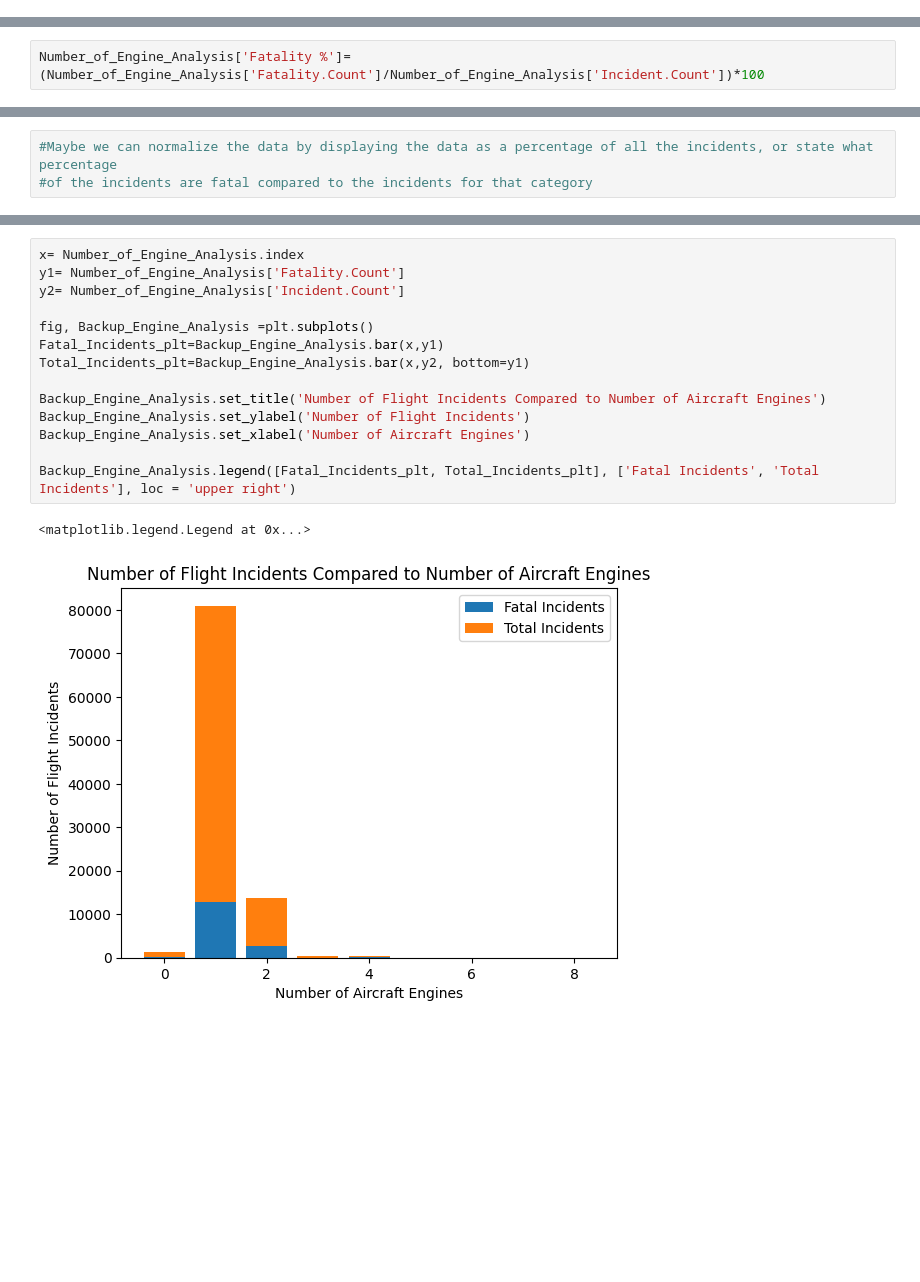
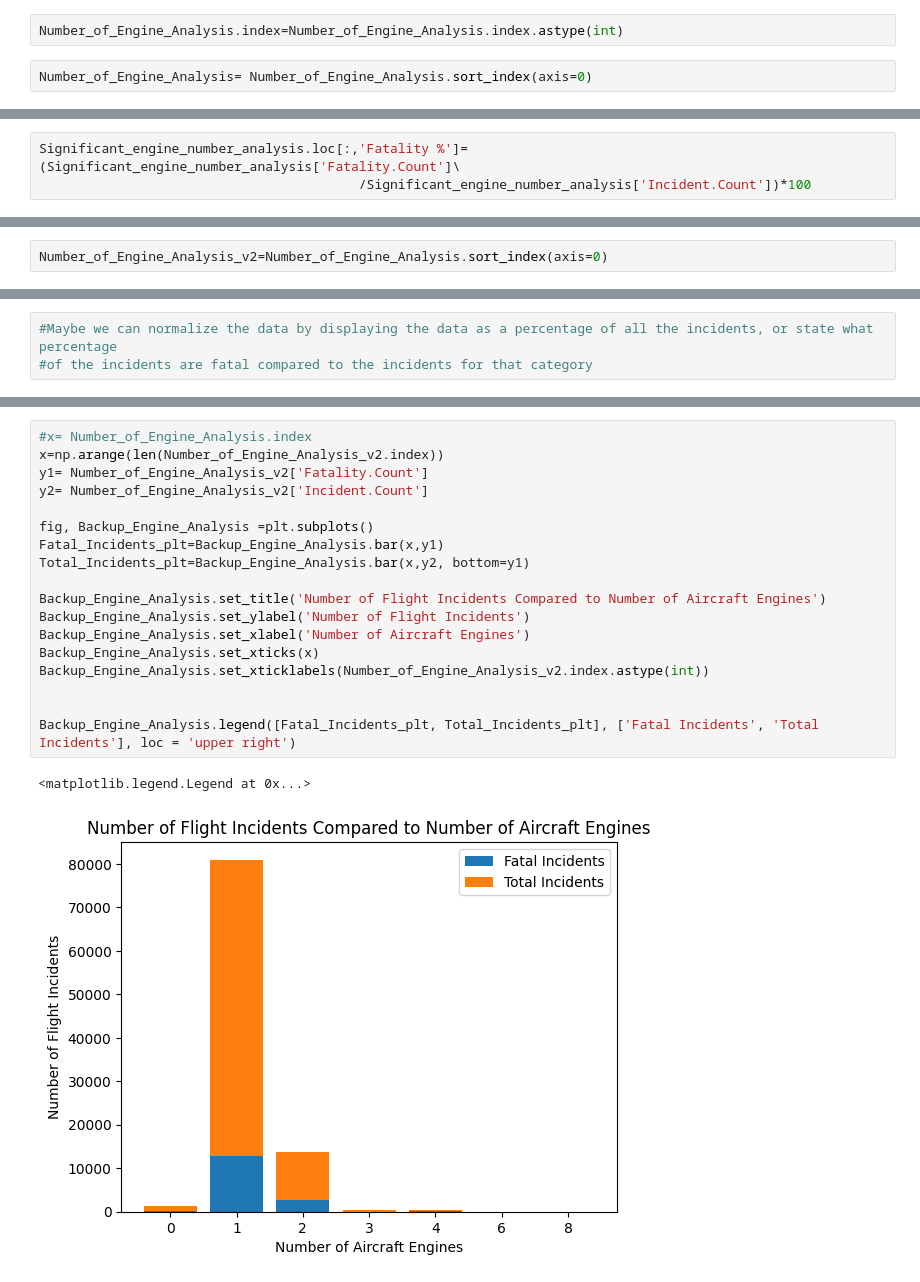
Before and after one commit to AndrewReusche/dsc-phase-1-project-v3, a Jupyter notebook: student.ipynb, the cells around one changed output, grey strips where cells are left out. Cells and saved outputs as stored; diff of their text form; blank space fills up the shorter version.

Commit message:
creation of the REAL dataframes we will use for analysis

```diff
--- a/student.ipynb
+++ b/student.ipynb
@@ -1633,3 +1636,7 @@ memory usage: 224.0 bytes
+# %%
+Number_of_Engine_Analysis.index=Number_of_Engine_Analysis.index.astype(int)
+# %%
+Number_of_Engine_Analysis= Number_of_Engine_Analysis.sort_index(axis=0)
 # %%
 Number_of_Engine_Analysis
 # %% [output]
@@ -1645,2 +1664,3 @@ Number_of_Engine_Analysis
 # %%
-Number_of_Engine_Analysis['Fatality %']=(Number_of_Engine_Analysis['Fatality.Count']/Number_of_Engine_Analysis['Incident.Count'])*100
+Significant_engine_number_analysis.loc[:,'Fatality %']=(Significant_engine_number_analysis['Fatality.Count']\
+                                         /Significant_engine_number_analysis['Incident.Count'])*100
@@ -1659,3 +1715,5 @@ Number_of_Engine_Analysis
+# %%
+Number_of_Engine_Analysis_v2=Number_of_Engine_Analysis.sort_index(axis=0)
 # %%
 #import the libraries we need to visualize this
 # %%
@@ -1668,17 +1760,21 @@ import seaborn as sns
 # %%
-x= Number_of_Engine_Analysis.index
-y1= Number_of_Engine_Analysis['Fatality.Count']
-y2= Number_of_Engine_Analysis['Incident.Count']
+#x= Number_of_Engine_Analysis.index
+x=np.arange(len(Number_of_Engine_Analysis_v2.index))
+y1= Number_of_Engine_Analysis_v2['Fatality.Count']
+y2= Number_of_Engine_Analysis_v2['Incident.Count']
 
 fig, Backup_Engine_Analysis =plt.subplots()
 Fatal_Incidents_plt=Backup_Engine_Analysis.bar(x,y1)
 Total_Incidents_plt=Backup_Engine_Analysis.bar(x,y2, bottom=y1)
 
 Backup_Engine_Analysis.set_title('Number of Flight Incidents Compared to Number of Aircraft Engines')
 Backup_Engine_Analysis.set_ylabel('Number of Flight Incidents')
 Backup_Engine_Analysis.set_xlabel('Number of Aircraft Engines')
+Backup_Engine_Analysis.set_xticks(x)
+Backup_Engine_Analysis.set_xticklabels(Number_of_Engine_Analysis_v2.index.astype(int))
+
 
 Backup_Engine_Analysis.legend([Fatal_Incidents_plt, Total_Incidents_plt], ['Fatal Incidents', 'Total Incidents'], loc = 'upper right')
 # %% [output]
 <matplotlib.legend.Legend at 0x...>
-[figure, old version]
+[figure, new version]
```
Also changed, not shown: parts of 82 cells of this notebook.
